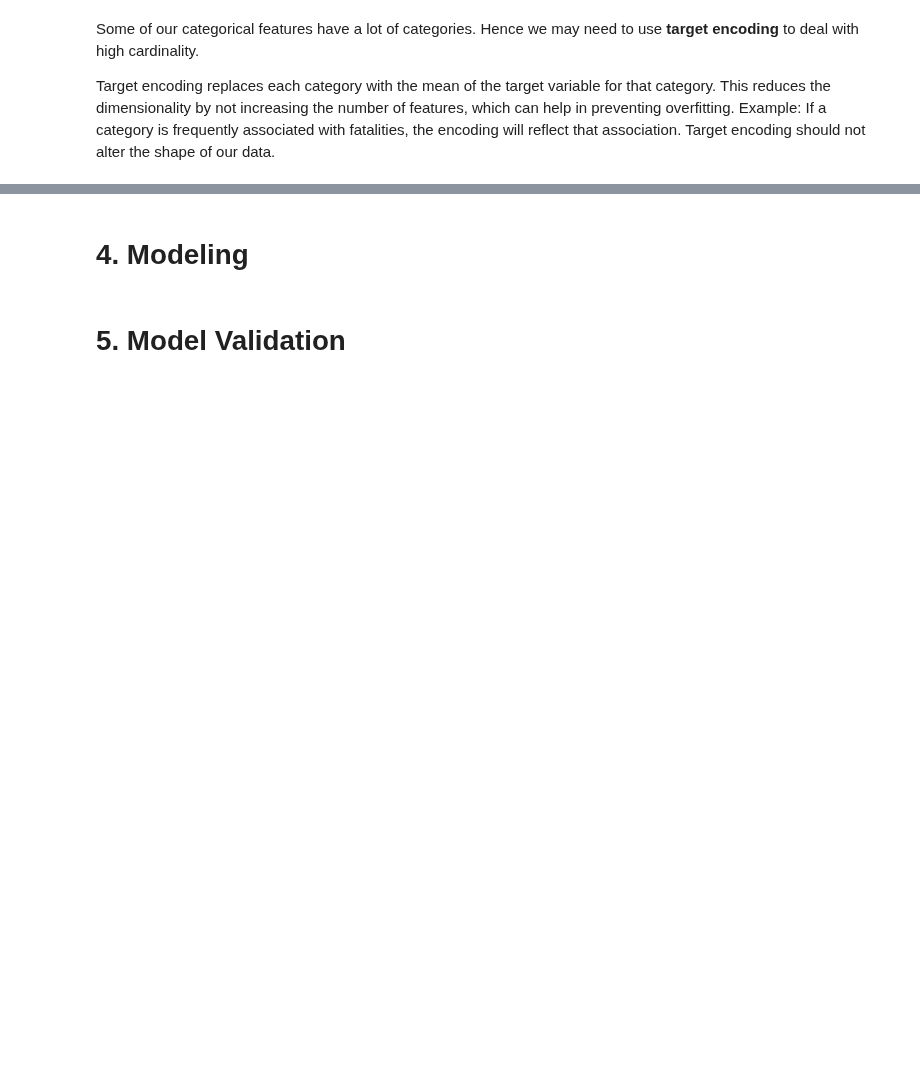
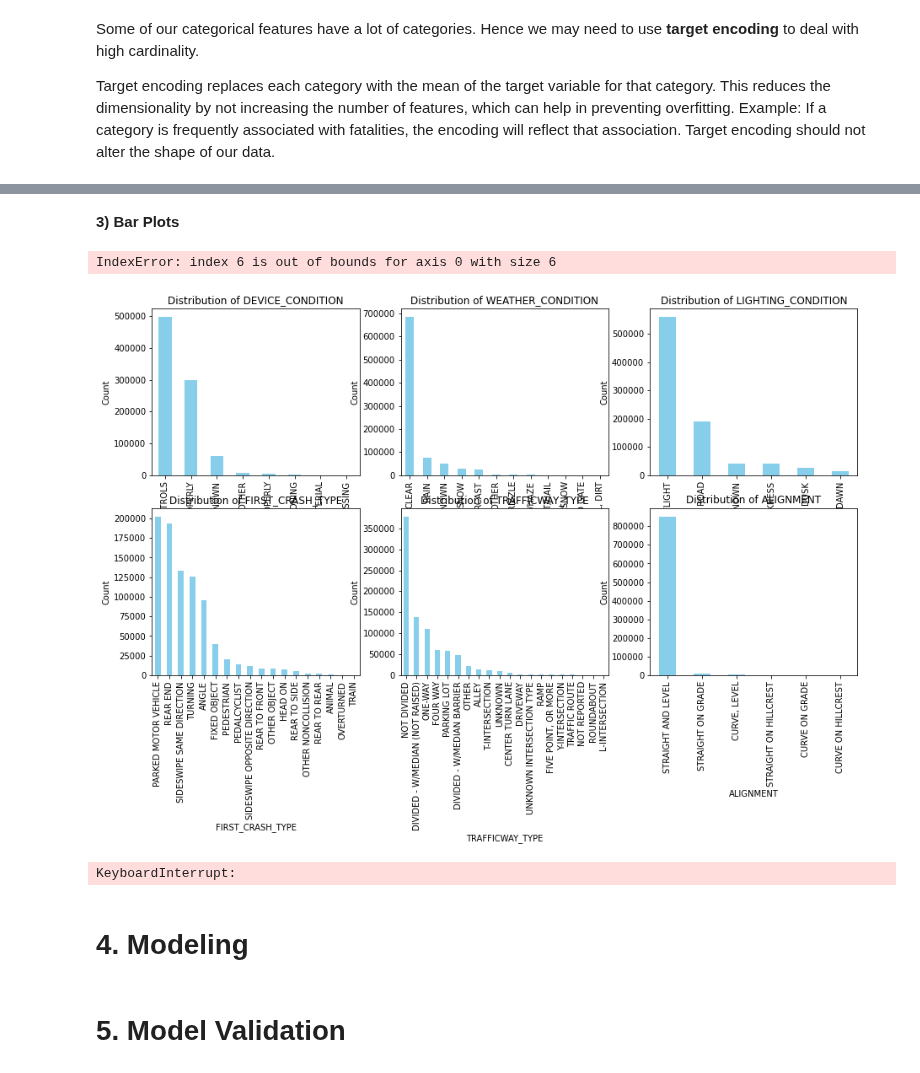
Before and after one commit to Cynthia-Njambi/City-of-Chicago-Traffic-Crashes-Project, a Jupyter notebook: groups/richard.ipynb, the cells around one changed output, grey strips where cells are left out. Saved outputs shown, nothing was run; the diff lists cells and outputs as text; code cells hidden in the pictures; blank space fills up the shorter version.

```diff
--- a/groups/richard.ipynb
+++ b/groups/richard.ipynb
@@ -307,3 +366,60 @@ plt.show()
+# %% [markdown]
+**3) Bar Plots**
+# %%
+# Determine number of rows and columns for the subplots based on the number of categorical columns
+n_cols = 3
+n_rows = (len(categorical_columns) + n_cols - 1) // n_cols  # This ensures enough rows
+
+fig, axes = plt.subplots(2, 3, figsize=(15, 8)) #create subplots
+
+axes = axes.flatten() #flatten axes
+
+#plot each categorical column in a subplot
+for i, col in enumerate(categorical_columns):
+    relevant_data[col].value_counts().plot(kind = 'bar', ax=axes[i], color = 'skyblue')
+    axes[i].set_title(f'Distribution of {col}')
+    axes[i].set_xlabel(col)
+    axes[i].set_ylabel('Count')
+
+#remove empty subplots
+for j in range(i+1, len(axes)):
+    fig.delaxes(axes[j])
+
+plt.tight_layout() #prevent overlapping
+plt.show()
+# %% [output]
+IndexError: index 6 is out of bounds for axis 0 with size 6
+[figure, added]
+# %%
+import matplotlib.pyplot as plt
+
+# Determine number of rows and columns for the subplots based on the number of categorical columns
+n_cols = 3
+n_rows = (len(categorical_columns) + n_cols - 1) // n_cols  # This ensures enough rows
+
+# Create subplots
+fig, axes = plt.subplots(n_rows, n_cols, figsize=(15, 8))
+
+# Flatten axes array if needed (in case there are fewer plots than subplots)
+axes = axes.flatten()
+
+# Plot each categorical column in a subplot
+for i, col in enumerate(categorical_columns):
+    relevant_data[col].value_counts().plot(kind='bar', ax=axes[i], color='skyblue')
+    axes[i].set_title(f'Distribution of {col}')
+    axes[i].set_ylabel('Count')
+
+# Remove any empty subplots if the number of categorical columns doesn't perfectly fit the grid
+for j in range(i + 1, len(axes)):
+    fig.delaxes(axes[j])
+
+# Adjust layout to prevent overlap
+plt.tight_layout()
+
+# Show the combined figure
+plt.show()
+# %% [output]
+KeyboardInterrupt:
 # %% [markdown]
 # 4. Modeling
 # %% [markdown]
```
Also changed, not shown: parts of 11 cells of this notebook.
